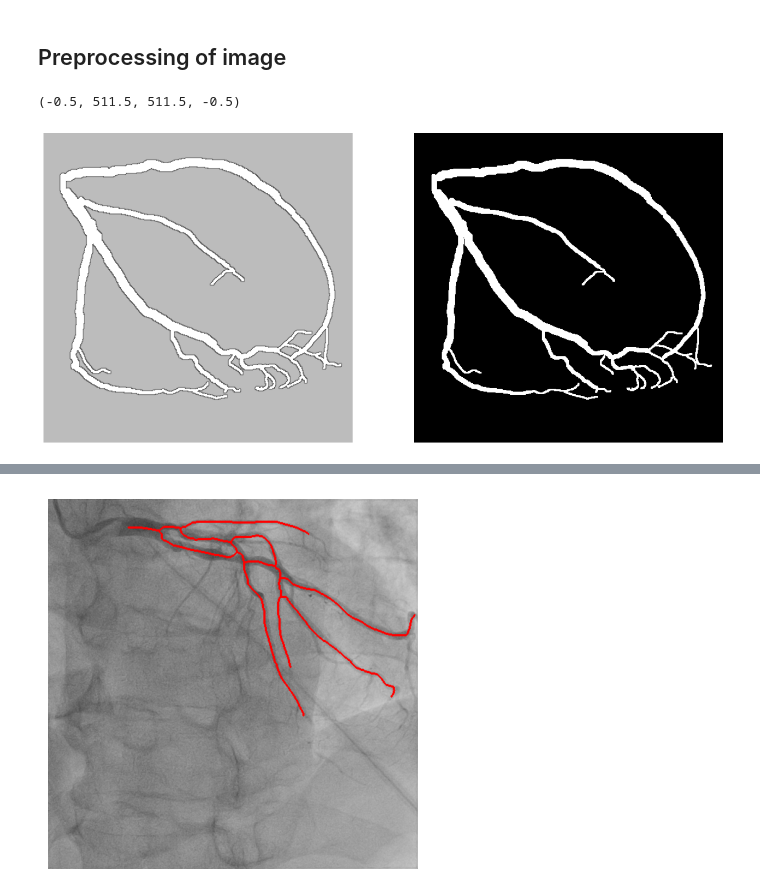
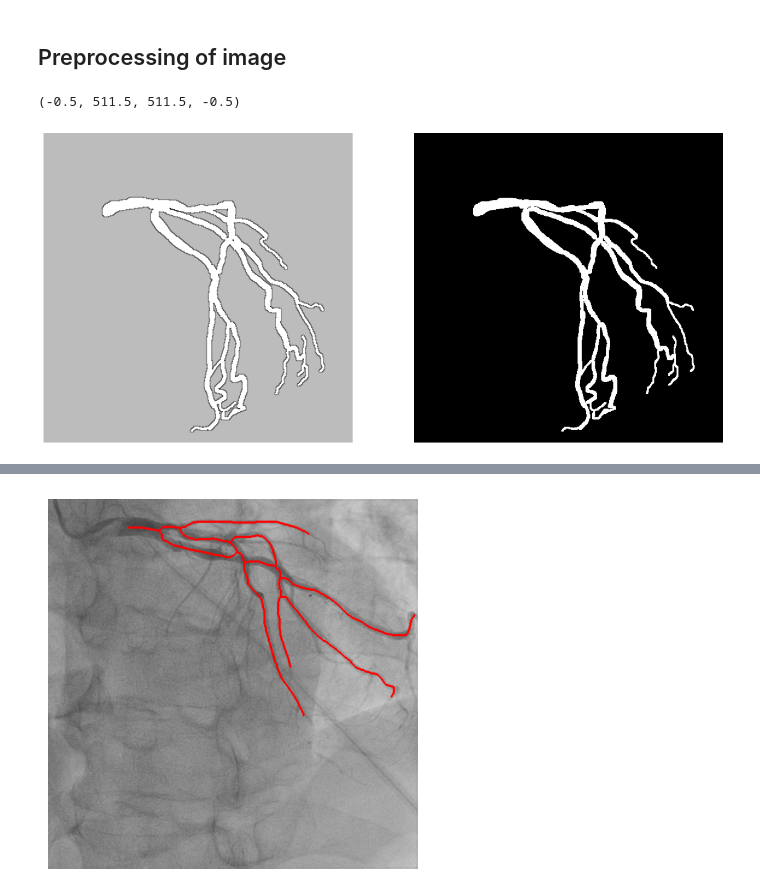
Before and after one commit to SzymixOz/semantic-segmentation-of-coronary-vessels, a Jupyter notebook: keypoints/keypoints.ipynb, the cells around one changed output, grey strips where cells are left out. Cells and saved outputs as stored; diff of their text form; code cells hidden in the pictures.

```diff
--- a/keypoints/keypoints.ipynb
+++ b/keypoints/keypoints.ipynb
@@ -27,6 +28,6 @@ images_bin_DL, segmentations_bin_DL, filenames_bin_DL = my_utils.get_data(data2,
 # %% [output]
 GETTING DATA...
 # %%
-images_voting, segmentations_voting, filenames_voting, labels_voting = get_data(data, voting=True, images_path=(data_folder + "images"))
+images_voting, segmentations_voting, filenames_voting, labels_voting = get_data(data, voting=True, images_path=(data_folder + "images"), labeling=True)
 # %% [output]
 GETTING DATA...
@@ -365,9 +402,13 @@ for keypoint in zip(*keypoints_per_color['boundaries']):
 
 Using skeletonization and nx.graphs i try to find bifurcation, filter-out noise and differentiate branches and crossing
 # %%
-index_binary = 10
+index_binary = index = 15
 image_binary = images_voting[index_binary]
+image = images[index]
 my_mask_binary = get_mask(images_voting[index_binary], segmentations_voting[index_binary], labels_voting[index_binary], name=filenames_voting[index_binary], folder_name='ground_truth', binary=True, ground_truth=True)
+my_mask_binary_merged = get_mask(images_voting[index_binary], segmentations_voting[index_binary], labels_voting[index_binary], name=filenames_voting[index_binary], folder_name='ground_truth_img', binary=True, ground_truth=False)
+my_mask_gt = get_mask(images[index], segmentations[index], labels[index], name=filenames[index], folder_name='ground_truth', binary=False, ground_truth=False)
 clear_output(wait=True)
 draw_mask_and_image(image_binary, my_mask_binary)
+# draw_mask_and_image(image, my_mask_gt)
 # %% [output]
@@ -394,37 +435,37 @@ from skan.pre import threshold
 import imageio as iio
 from skimage import color
 from scipy.ndimage import laplace
 from matplotlib.lines import Line2D
 from skimage.morphology import erosion, disk, dilation
 
 # Define the structuring element
-selem = disk(1.001)  # adjust the radius to control the amount of erosion
+# selem = disk(1.001)  # adjust the radius to control the amount of erosion
+selem = disk(1.001)
 
 mask_gray = rgb2gray(mask_binary)
 
 image_dilated = dilation(mask_gray, selem)
 # image_dilated = mask_gray
 mask_gray_sharpened = image_dilated - 0.7 * laplace(image_dilated)
 # mask_gray_sharpened = mask_gray - 0.7 * laplace(mask_gray)
-selem = disk(1.0001)
-# selem = disk(1.001)
+selem = disk(1.5001)
 mask_gray_erosion = erosion(mask_gray_sharpened, selem)
 # # Apply morphological erosion
 # mask_gray_erosion = erosion(mask_gray_sharpened, selem)
 
 plt.figure(figsize=(16, 10))
 # Display the result
 plt.subplot(1, 2, 1)
 # plt.imshow(mask_gray_erosion, cmap='gray')
 plt.imshow(mask_gray_erosion, cmap='gray')
 plt.axis('off')
 
 plt.subplot(1, 2, 2)
 plt.imshow(mask_gray, cmap='gray')
 plt.axis('off')
 # %% [output]
 (-0.5, 511.5, 511.5, -0.5)
-[figure, old version]
+[figure, new version]
 # %%
 import networkx as nx
 from skimage.morphology import skeletonize
```
Also changed, not shown: parts of 15 cells of this notebook, 4 other files.
